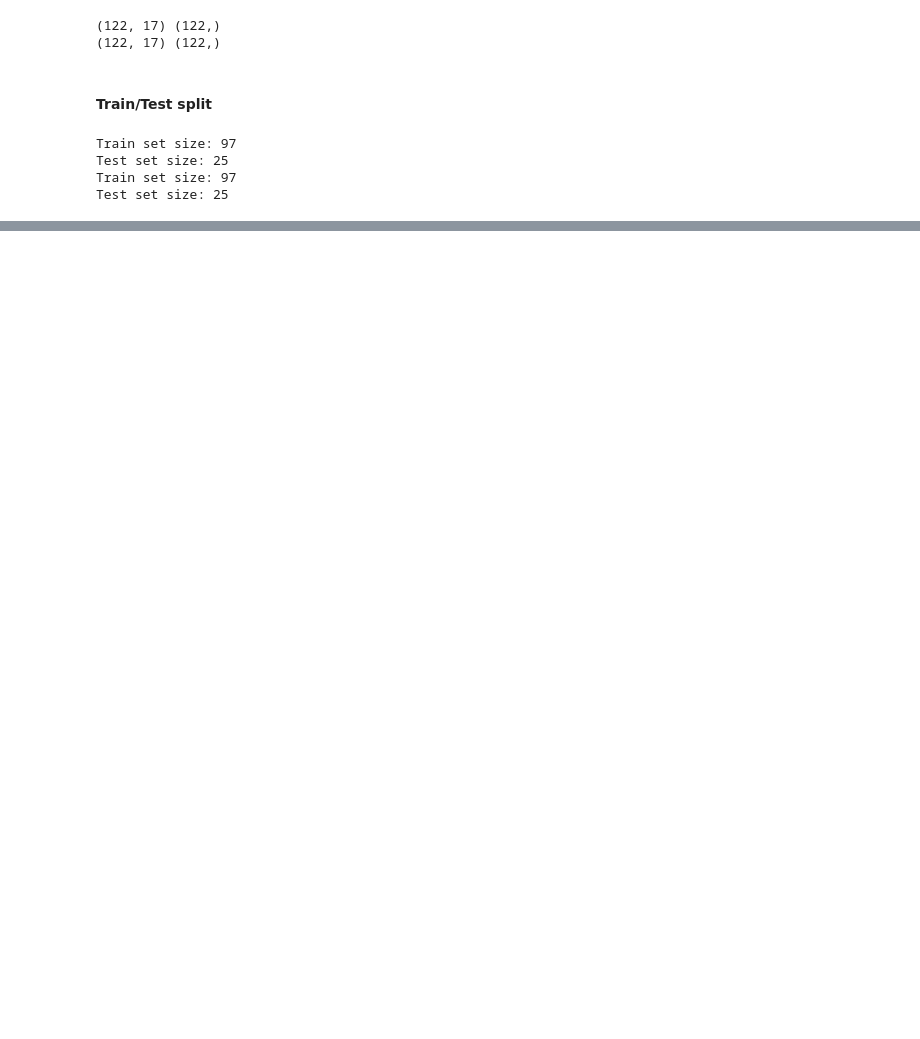
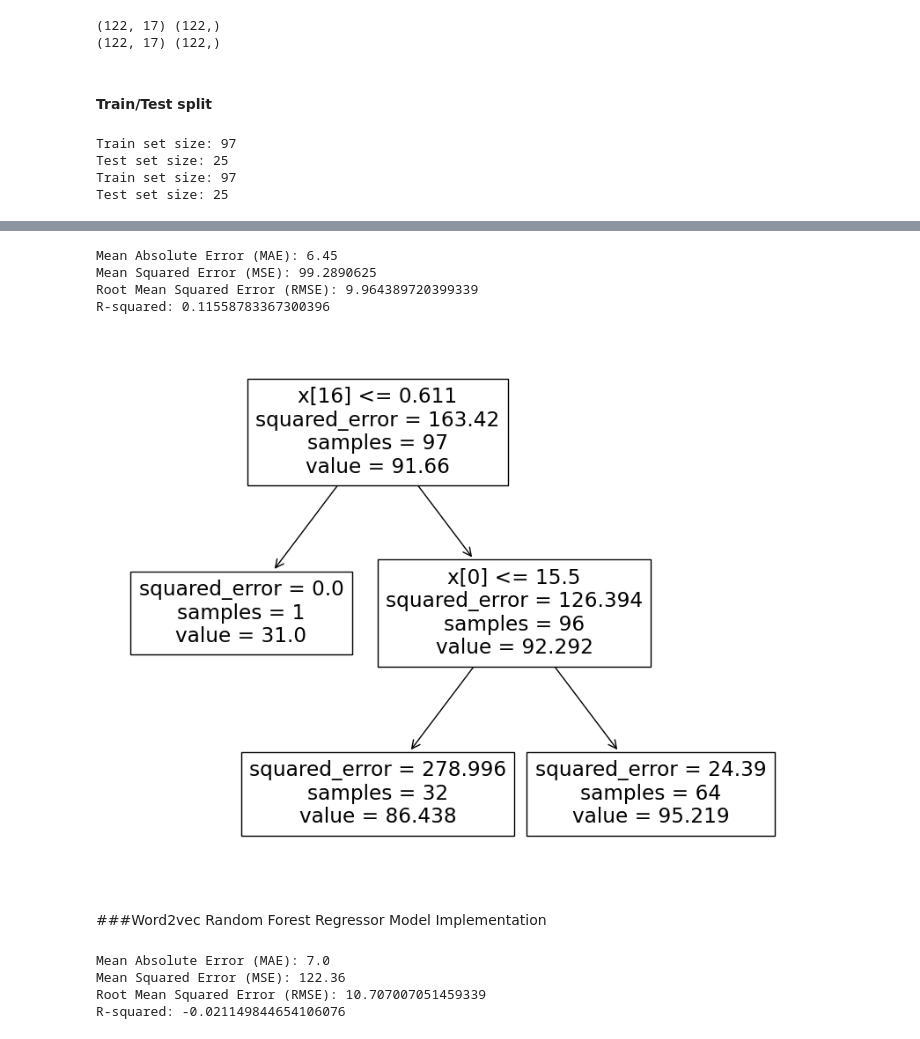
Before and after one commit to AtaErnam/CS412_Project, a Jupyter notebook: hw_score_predict.ipynb, the cells around one changed output, grey strips where cells are left out. Saved outputs shown, nothing was run; the diff lists cells and outputs as text; code cells hidden in the pictures; blank space fills up the shorter version.

```diff
--- a/hw_score_predict.ipynb
+++ b/hw_score_predict.ipynb
@@ -1203,15 +532,0 @@ plt.show()
-# %%
-from sklearn.ensemble import RandomForestClassifier
-
-model = RandomForestClassifier(
-    criterion='entropy',
-    n_estimators=200,
-    max_depth=16,
-    min_samples_split=10,
-    random_state=42)
-
-model.fit(X_train_word2vec, y_train_word2vec)
-
-y_pred = model.predict(X_test_word2vec)
-
-print(classification_report(y_test_word2vec, y_pred))
@@ -1363,0 +738,59 @@ R2 TEST: -0.0069076350718151325
+# %%
+# We use different values of these hyperparameters
+model_word2vec_tuned = DecisionTreeRegressor(
+    criterion='squared_error',
+    random_state=42,
+    max_depth=14,
+    min_samples_split=74
+)
+
+model_word2vec_tuned.fit(X_train_word2vec, y_train_word2vec)
+y_pred_word2vec_tuned = model_word2vec_tuned.predict(X_test_word2vec)
+
+mae_word2vec_tuned = mean_absolute_error(y_test_word2vec, y_pred_word2vec_tuned)
+mse_word2vec_tuned = mean_squared_error(y_test_word2vec, y_pred_word2vec_tuned)
+rmse_word2vec_tuned = np.sqrt(mse_word2vec_tuned)
+r2_word2vec_tuned = r2_score(y_test_word2vec, y_pred_word2vec_tuned)
+
+print(f"Mean Absolute Error (MAE): {mae_word2vec_tuned}")
+print(f"Mean Squared Error (MSE): {mse_word2vec_tuned}")
+print(f"Root Mean Squared Error (RMSE): {rmse_word2vec_tuned}")
+print(f"R-squared: {r2_word2vec_tuned}")
+# %% [output]
+Mean Absolute Error (MAE): 6.45
+Mean Squared Error (MSE): 99.2890625
+Root Mean Squared Error (RMSE): 9.964389720399339
+R-squared: 0.11558783367300396
+# %%
+plt.figure(figsize=(10, 8))
+plot_tree(model_word2vec_tuned)
+plt.show()
+# %% [output]
+[figure, added]
+# %% [markdown]
+###Word2vec Random Forest Regressor Model Implementation
+# %%
+#Random Forest Regressor Model
+model_word2vec_init1 = RandomForestRegressor(
+  criterion='squared_error',
+  n_estimators=200,
+  random_state=42)
+
+model_word2vec_init1.fit(X_train_word2vec, y_train_word2vec)
+
+y_pred_word2vec_init1 = model.predict(X_test_word2vec)
+
+mae_word2vec_init1 = mean_absolute_error(y_test_word2vec, y_pred_word2vec_init1)
+mse_word2vec_init1 = mean_squared_error(y_test_word2vec, y_pred_word2vec_init1)
+rmse_word2vec_init1 = np.sqrt(mse_word2vec_init)
+r2_word2vec_init1 = r2_score(y_test_word2vec, y_pred_word2vec_init)
+
+print(f"Mean Absolute Error (MAE): {mae_word2vec_init1}")
+print(f"Mean Squared Error (MSE): {mse_word2vec_init1}")
+print(f"Root Mean Squared Error (RMSE): {rmse_word2vec_init1}")
+print(f"R-squared: {r2_word2vec_init}")
+# %% [output]
+Mean Absolute Error (MAE): 7.0
+Mean Squared Error (MSE): 122.36
+Root Mean Squared Error (RMSE): 10.707007051459339
+R-squared: -0.021149844654106076
```
Also changed, not shown: parts of 72 cells of this notebook.
